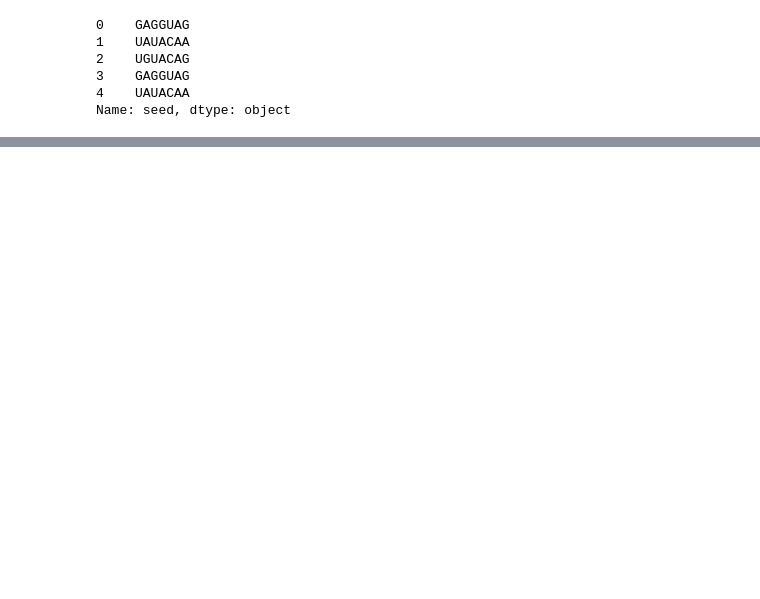
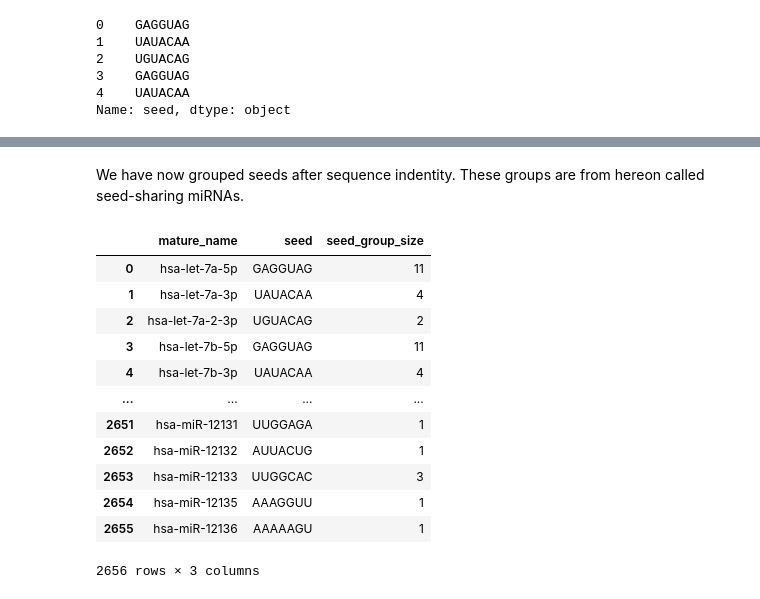
Before and after one commit to pietschM13/miRNA-target-scanner, a Jupyter notebook: notebooks/03_seed_feature_engineering.ipynb, the cells around one changed output, grey strips where cells are left out. Drawn from its saved outputs; the diff is of its cells as text; code cells hidden in the pictures; blank space fills up the shorter version.

```diff
--- a/notebooks/03_seed_feature_engineering.ipynb
+++ b/notebooks/03_seed_feature_engineering.ipynb
@@ -28,0 +100,21 @@ Name: seed, dtype: object
+# %% [markdown]
+We have now grouped seeds after sequence indentity. These groups are from hereon called seed-sharing miRNAs.
+# %%
+# Add seed-sharing group group size
+
+df['seed_group_size'] = df['seed'].map(df['seed'].value_counts())
+df[['mature_name', 'seed', 'seed_group_size']]
+# %% [output]
+|  | mature_name | seed | seed_group_size |
+| 0 | hsa-let-7a-5p | GAGGUAG | 11 |
+| 1 | hsa-let-7a-3p | UAUACAA | 4 |
+| 2 | hsa-let-7a-2-3p | UGUACAG | 2 |
+| 3 | hsa-let-7b-5p | GAGGUAG | 11 |
+| 4 | hsa-let-7b-3p | UAUACAA | 4 |
+| ... | ... | ... | ... |
+| 2651 | hsa-miR-12131 | UUGGAGA | 1 |
+| 2652 | hsa-miR-12132 | AUUACUG | 1 |
+| 2653 | hsa-miR-12133 | UUGGCAC | 3 |
+| 2654 | hsa-miR-12135 | AAAGGUU | 1 |
+| 2655 | hsa-miR-12136 | AAAAAGU | 1 |
+2656 rows × 3 columns
```
Also changed, not shown: parts of 11 cells of this notebook, 5 other files.
